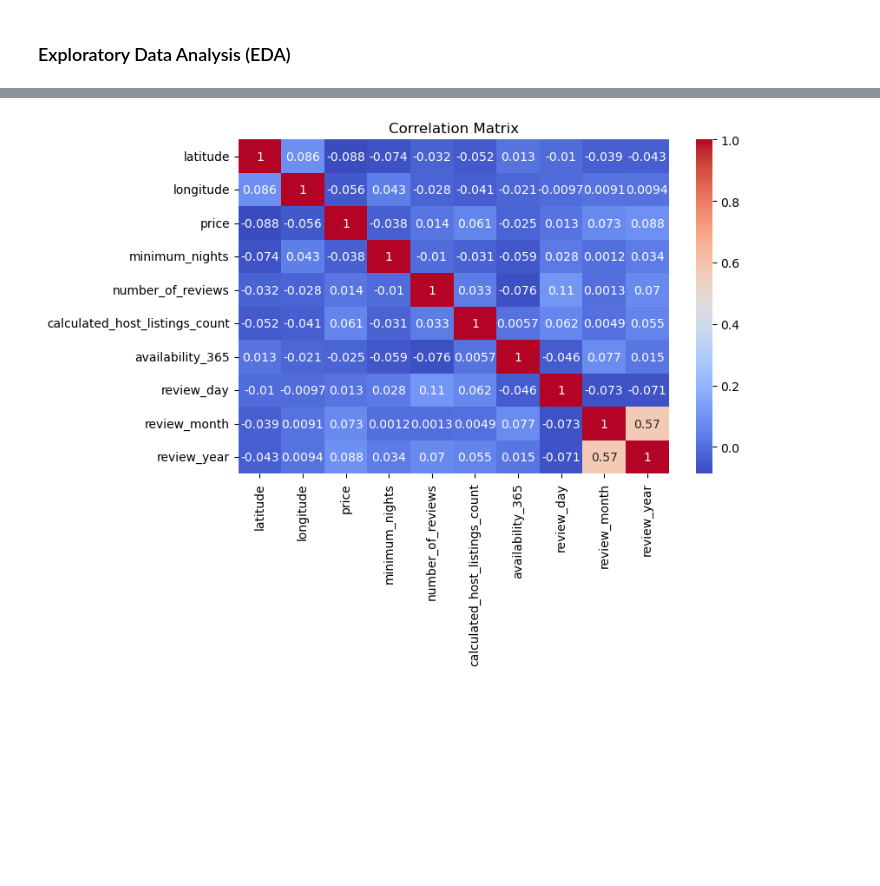
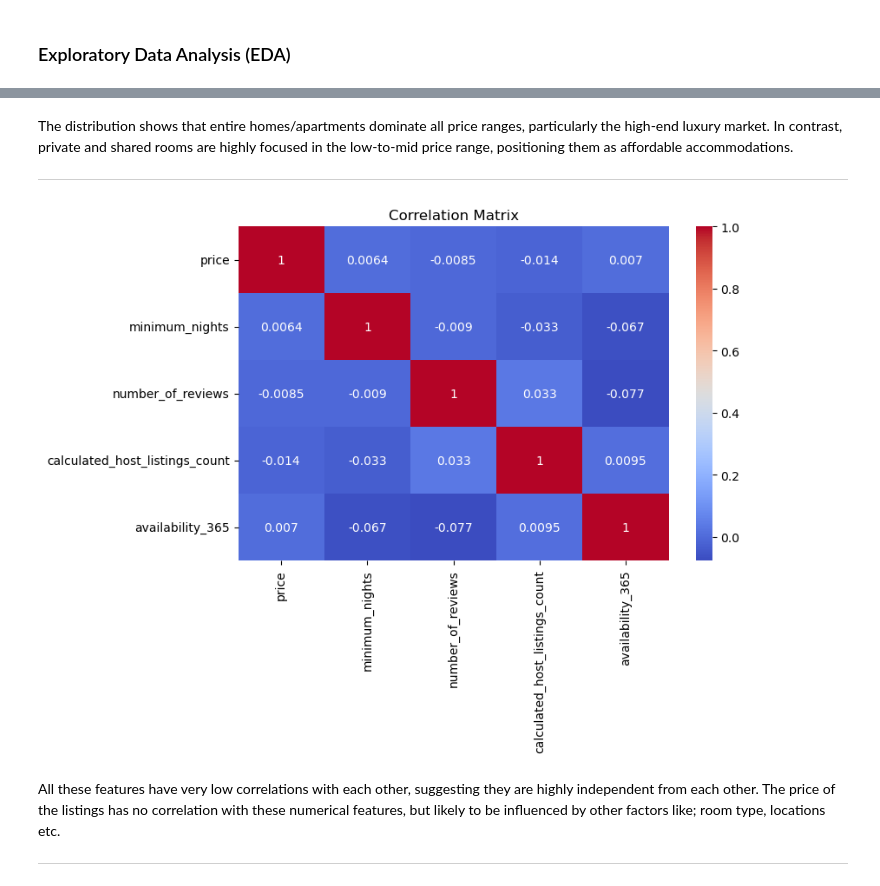
Before and after one commit to sg-333/Airbnb-DA, a Jupyter notebook: project.ipynb, the cells around one changed output, grey strips where cells are left out. Drawn from its saved outputs; the diff is of its cells as text; code cells hidden in the pictures; blank space fills up the shorter version.

```diff
--- a/project.ipynb
+++ b/project.ipynb
@@ -238,7 +237,6 @@ def remove_outlier_iqr(df, col):
 
     return df[(df[col] >= lower_bound) & (df[col] <= upper_bound)] # removes the outliers
 # %%
-# removing outliers froom price and minimum_nights
-df = remove_outlier_iqr(df, 'price')
+# removing outliers from minimum_nights
 df = remove_outlier_iqr(df, 'minimum_nights')
 # %%
@@ -256,9 +254,9 @@ Removing the outliers helps visualizing and analysis more meaningfully and reali
 One-Hot Encoding:
 # %%
 # Encoding the room_type column using one-hot encoding
-room_dummies = pd.get_dummies(df['room_type'], prefix='room_type', drop_first=False)
-df = pd.concat([df, room_dummies], axis=1)
+dummies = pd.get_dummies(df['room_type'], prefix='room')
+df = pd.concat([df, dummies], axis=1)
 
-df.sample(3)
+df.sample()
 # %% [output]
 |  | name | host_name | neighbourhood | latitude | longitude | room_type | price | minimum_nights | ... |
@@ -369,10 +408,20 @@ plt.show()
+# %% [markdown]
+The distribution shows that entire homes/apartments dominate all price ranges, particularly the high-end luxury market. In contrast, private and shared rooms are highly focused in the low-to-mid price range, positioning them as affordable accommodations.
+
+---
 # %%
-nums_corr = df.select_dtypes(include=['number']).columns
+# Correlation between numerical columns
+
+nums_corr = ['price','minimum_nights', 'number_of_reviews','calculated_host_listings_count','availability_365']
 corr = df[nums_corr].corr()
 
 plt.figure(figsize=(8,5))
 sns.heatmap(corr, annot=True, cmap="coolwarm")
 plt.title("Correlation Matrix")
 plt.show()
 # %% [output]
-[figure, old version]
+[figure, new version]
+# %% [markdown]
+All these features have very low correlations with each other, suggesting they are highly independent from each other. The price of the listings has no correlation with these numerical features, but likely to be influenced by other factors like; room type, locations etc.
+
+---
```
Also changed, not shown: parts of 37 cells of this notebook.
